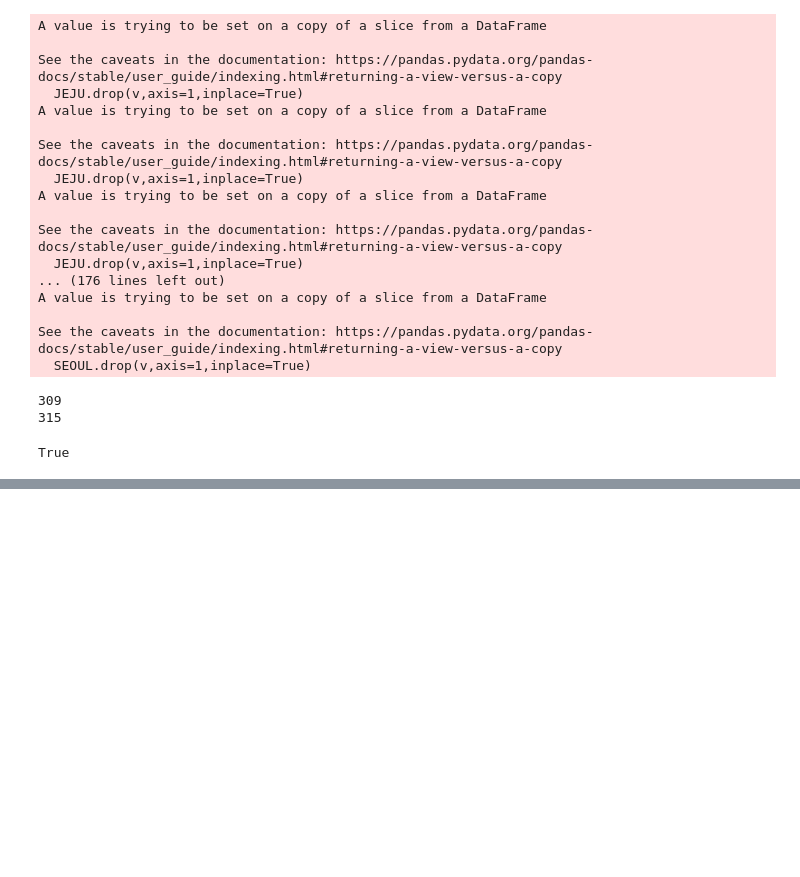
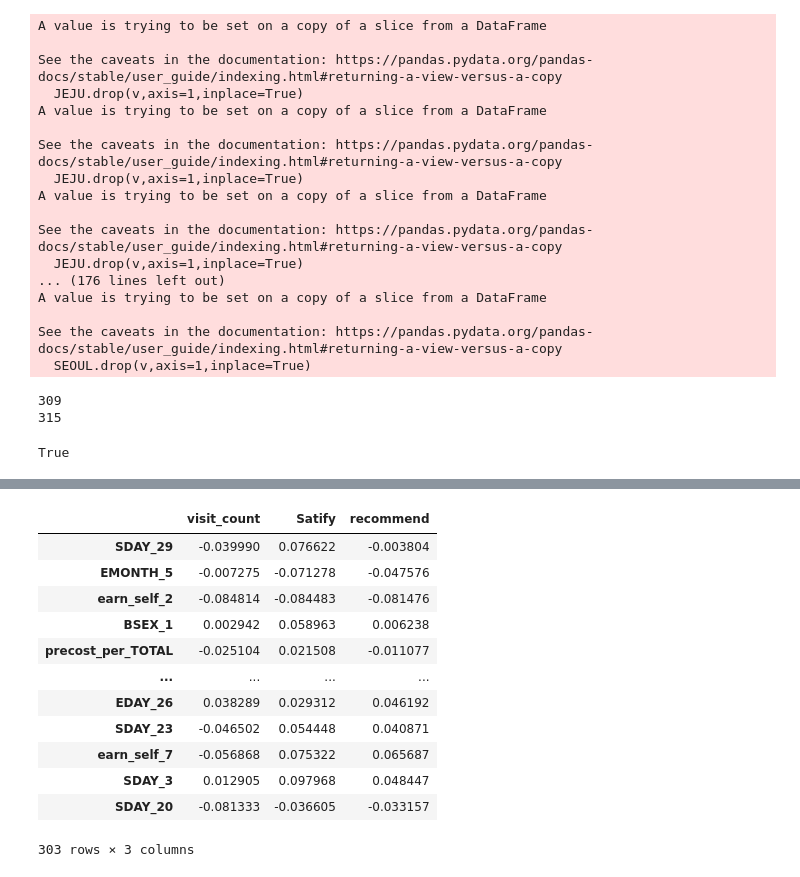
Before and after one commit to IctHBC/MJU_Data-Analysis, a Jupyter notebook: sda_test.ipynb, the cells around one changed output, grey strips where cells are left out. Saved outputs shown, nothing was run; the diff lists cells and outputs as text; code cells hidden in the pictures; blank space fills up the shorter version.

```diff
--- a/sda_test.ipynb
+++ b/sda_test.ipynb
@@ -289,0 +311,16 @@ SEOUL=pd.DataFrame(SEOUL,columns=intersection_cols)
+# %%
+jeju_corr_select
+# %% [output]
+|  | visit_count | Satify | recommend |
+| SDAY_29 | -0.039990 | 0.076622 | -0.003804 |
+| EMONTH_5 | -0.007275 | -0.071278 | -0.047576 |
+| earn_self_2 | -0.084814 | -0.084483 | -0.081476 |
+| BSEX_1 | 0.002942 | 0.058963 | 0.006238 |
+| precost_per_TOTAL | -0.025104 | 0.021508 | -0.011077 |
+| ... | ... | ... | ... |
+| EDAY_26 | 0.038289 | 0.029312 | 0.046192 |
+| SDAY_23 | -0.046502 | 0.054448 | 0.040871 |
+| earn_self_7 | -0.056868 | 0.075322 | 0.065687 |
+| SDAY_3 | 0.012905 | 0.097968 | 0.048447 |
+| SDAY_20 | -0.081333 | -0.036605 | -0.033157 |
+303 rows × 3 columns
```
Also changed, not shown: parts of 11 cells of this notebook.
